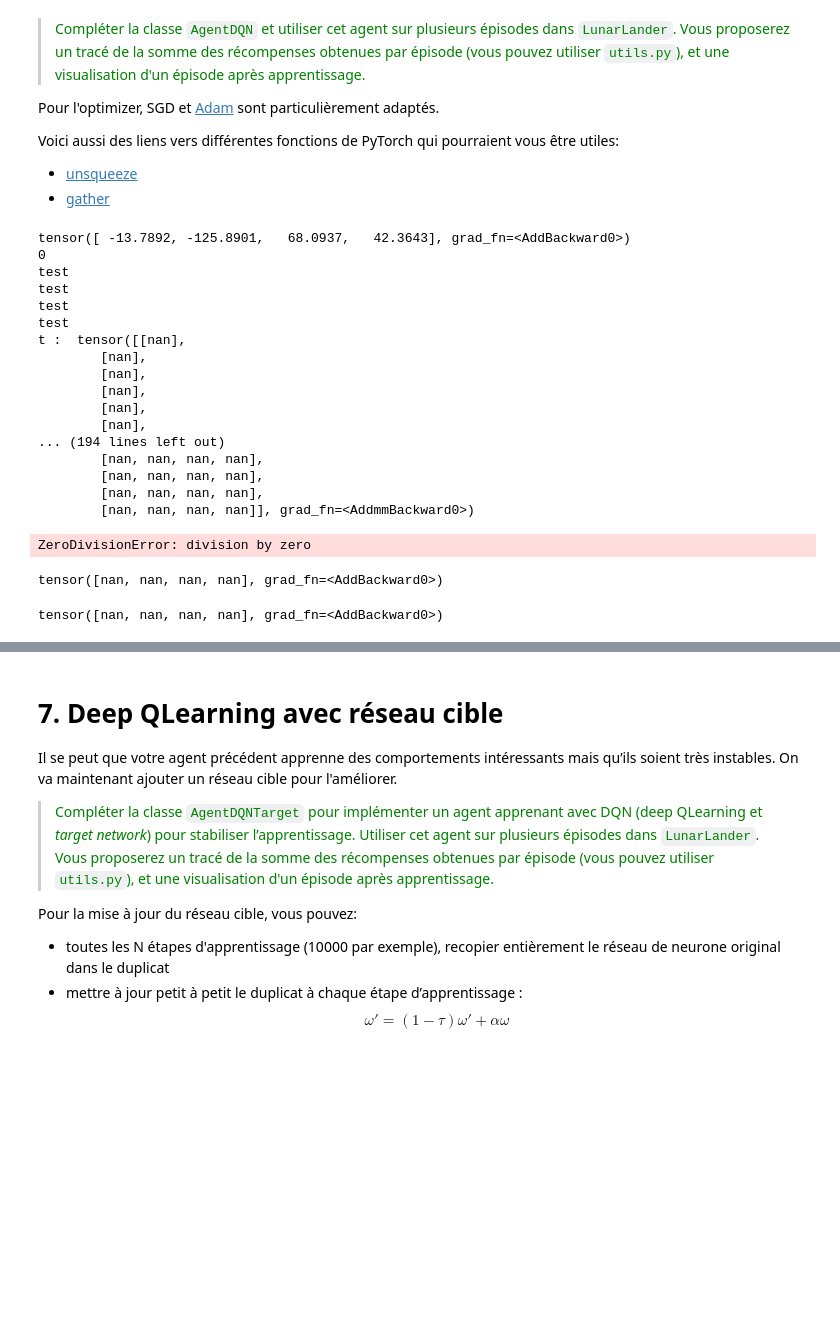
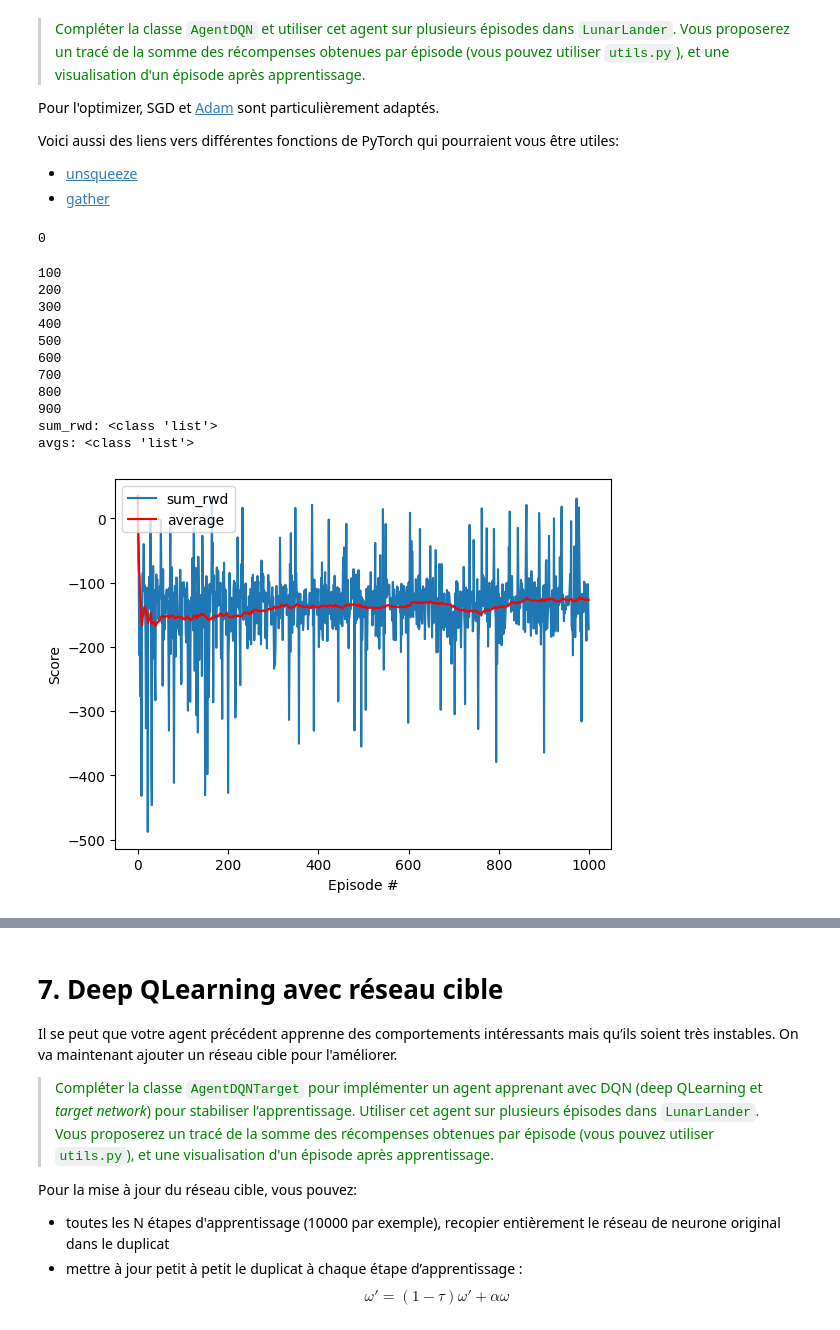
Before and after one commit to ajreckof/agent-inteligent-tp2, a Jupyter notebook: TPDQN.ipynb, the cells around one changed output, grey strips where cells are left out. Saved outputs shown, nothing was run; the diff lists cells and outputs as text; code cells hidden in the pictures; blank space fills up the shorter version.

```diff
--- a/TPDQN.ipynb
+++ b/TPDQN.ipynb
@@ -196,46 +199,32 @@ from agentdqn import AgentDQN
 # %%
 
 env = gym.make("LunarLander-v2")
-agent = AgentDQN(env)
-print(agent.QNN(torch.tensor(env.observation_space.sample())))
+agent_dqn = AgentDQN(env)
 eps_min = 0.01
 eps_decay = 0.995
 n_ep = 1_000
 rewards = []
 
 for i in range(n_ep):
-    if i % 1 == 0 :
+    if i % 100 == 0 :
         print(i)
-    rewards.append(agent.runOneEpisode())
+    rewards.append(agent_dqn.runOneEpisode())
 
-    agent.eps = max(agent.eps * eps_decay, eps_min)
+    agent_dqn.eps = max(agent_dqn.eps * eps_decay, eps_min)
 
 utils.plot_sumrwd_mean_perepi(rewards,floating_average(100)(rewards))
 env.close()
 # %% [output]
-tensor([ -13.7892, -125.8901,   68.0937,   42.3643], grad_fn=<AddBackward0>)
 0
-test
-test
-test
-test
-t :  tensor([[nan],
-        [nan],
-        [nan],
-        [nan],
-        [nan],
-        [nan],
-... (194 lines left out)
-        [nan, nan, nan, nan],
-        [nan, nan, nan, nan],
-        [nan, nan, nan, nan],
-        [nan, nan, nan, nan]], grad_fn=<AddmmBackward0>)
-ZeroDivisionError: division by zero
+100
+200
+300
+400
+500
+600
+700
+800
+900
+sum_rwd: <class 'list'>
+avgs: <class 'list'>
+[figure, added]
-# %%
-env = gym.make("LunarLander-v2")
-# %% [output]
-tensor([nan, nan, nan, nan], grad_fn=<AddBackward0>)
-# %%
-agent.QNN(torch.tensor(env.observation_space.sample()))
-# %% [output]
-tensor([nan, nan, nan, nan], grad_fn=<AddBackward0>)
```
Also changed, not shown: parts of 13 cells of this notebook, 5 other files.
